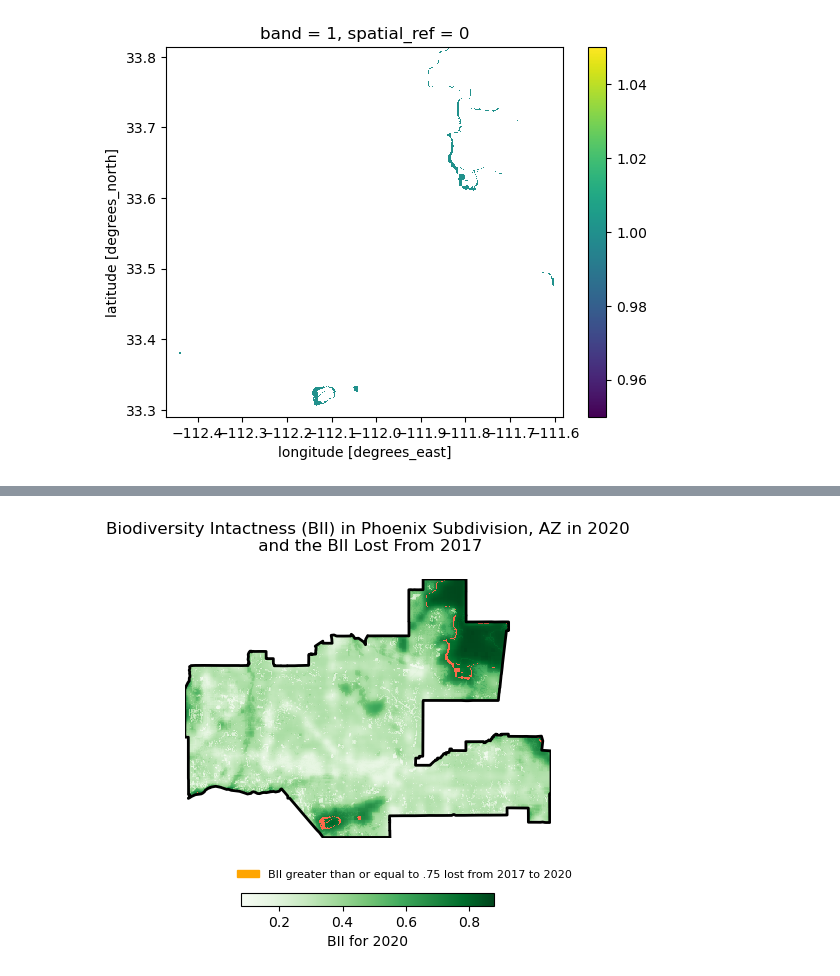
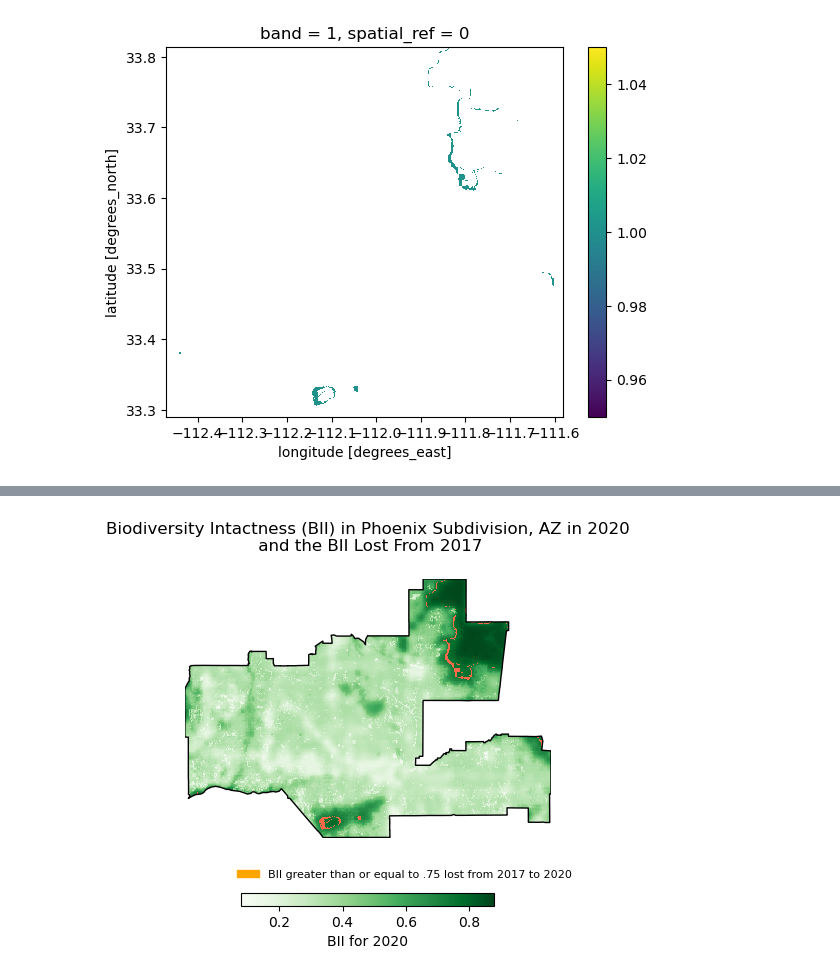
Before and after one commit to emmabeamitchell/Biodiversity_intactness, a Jupyter notebook: biodiversity_intactness.ipynb, the cells around one changed output, grey strips where cells are left out. Cells and saved outputs as stored; diff of their text form; code cells hidden in the pictures.

```diff
--- a/biodiversity_intactness.ipynb
+++ b/biodiversity_intactness.ipynb
@@ -357,3 +373,7 @@ assert phoenix_shp.crs == phoenix_2017.rio.crs
+# %%
+# Print Phoenix shapefile CRS
+phoenix_shp = phoenix_shp.to_crs('EPSG:4326')
+assert phoenix_shp.crs == phoenix_2017.rio.crs
 # %%
 # Assign empty cells to nan
 phoenix_2017 = phoenix_2017.rio.write_nodata(np.nan)
@@ -403,30 +431,31 @@ phx_diff.plot()
 # %%
 # initialize an empty fig and axes
 
 fig, ax = plt.subplots()
 ax.axis('off')
 
 # Add phoenix boundary with bold edges
-phoenix_shp.boundary.plot(ax=ax, color='black', edgecolor='black', linewidth=2)
+phoenix_shp.boundary.plot(ax=ax, color='black', edgecolor='black', linewidth=1)
 
 # Plot the 2020 data
 phoenix_2020_clip.plot(ax=ax, cmap="Greens",
                        cbar_kwargs={'location': 'bottom', 'label': 'BII for 2020', 'shrink': 0.51})
 
 # Add a custom legend element manually
 custom_patch = mpatches.Patch(color='orange', label='BII greater than or equal to .75 lost from 2017 to 2020')
 
 # Add custom legend
 ax.legend(handles=[custom_patch], loc='lower center', fontsize=8, frameon=False, bbox_to_anchor=(0.6, -0.2))
 
 # Plot the difference data
 phx_diff.plot(ax=ax, cmap="Reds", add_colorbar=False)
 
 # Set the title
 ax.set_title("Biodiversity Intactness (BII) in Phoenix Subdivision, AZ in 2020\n and the BII Lost From 2017",
              fontsize=12, loc='center', pad=20)
-
+# Save plot
+plt.savefig('BII_map')
 # Show plot
 plt.show()
 # %% [output]
-[figure, old version]
+[figure, new version]
```
Also changed, not shown: parts of 22 cells of this notebook, 2 other files.
